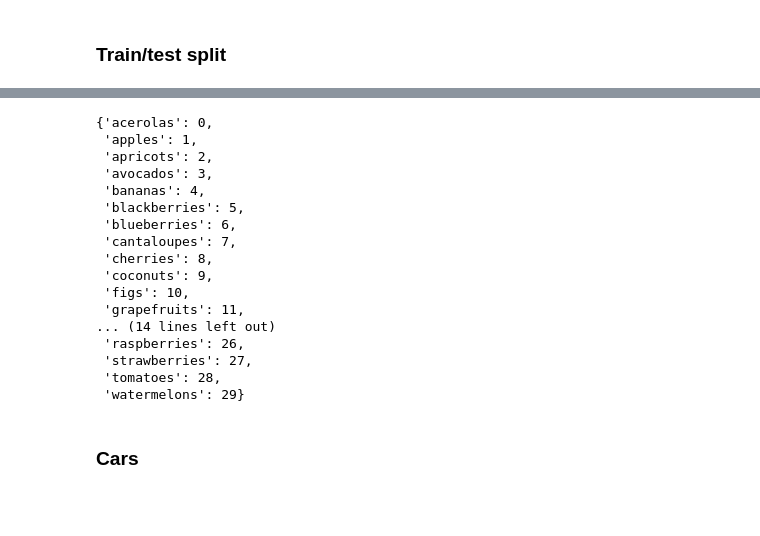
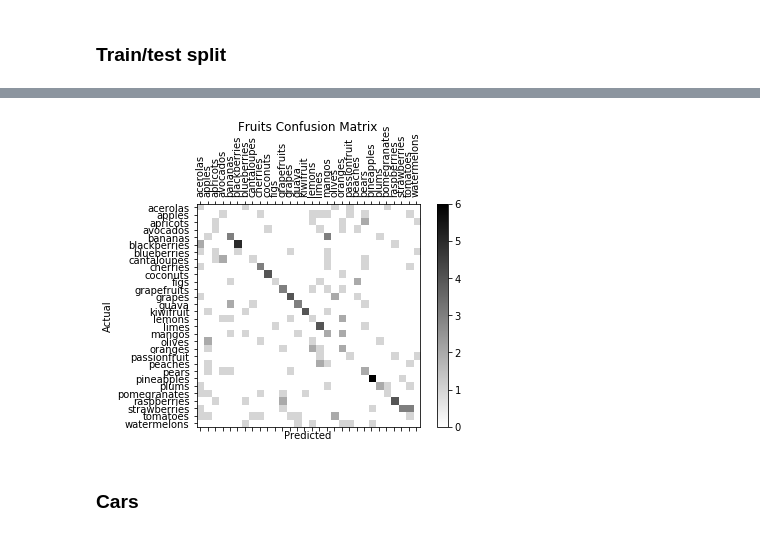
Before and after one commit to freecraver/ML-fun, a Jupyter notebook: deep_learning/Bag-of-Visual-Words-Python-master/bagofwordswilmamathias.ipynb, the cells around one changed output, grey strips where cells are left out. Saved outputs shown, nothing was run; the diff lists cells and outputs as text; code cells hidden in the pictures; blank space fills up the shorter version.

Commit message:
final bereinigung from bag of words notebook

```diff
--- a/deep_learning/Bag-of-Visual-Words-Python-master/bagofwordswilmamathias.ipynb
+++ b/deep_learning/Bag-of-Visual-Words-Python-master/bagofwordswilmamathias.ipynb
@@ -1085,28 +892,31 @@ ACTUAL:  [5, 28, 28, 12, 12, 27, 27, 2, 29, 15, 23, 8, 8, 14, 14, 18, 21, 17, 7,
-# %%
-l=next(os.walk("../../ex3/fruits_small/"))[1]
-label_count=0
-testdict={}
-for word in l:
-    testdict[word]=label_count
-    label_count=label_count+1
-testdict
-# %% [output]
-{'acerolas': 0,
- 'apples': 1,
- 'apricots': 2,
- 'avocados': 3,
- 'bananas': 4,
- 'blackberries': 5,
- 'blueberries': 6,
- 'cantaloupes': 7,
- 'cherries': 8,
- 'coconuts': 9,
- 'figs': 10,
- 'grapefruits': 11,
-... (14 lines left out)
- 'raspberries': 26,
- 'strawberries': 27,
- 'tomatoes': 28,
- 'watermelons': 29}
+# %%
+def plot_confusion_matrix(y_actual, y_pred, categories, title='Confusion matrix', cmap=plt.cm.binary, size=(6,4)):
+    s_actual = pd.Categorical(y_actual, categories=categories)
+    s_pred = pd.Categorical(y_pred, categories=categories)
+    df_confusion = pd.crosstab(s_actual, s_pred, dropna=False)
+    #print(df_confusion)
+    plt.figure(figsize=size)
+    plt.matshow(df_confusion, cmap=cmap, fignum=1)
+    plt.title(title, y=1.3)
+    plt.colorbar()
+    tick_marks = np.arange(len(df_confusion.columns))
+    plt.xticks(tick_marks, df_confusion.columns, rotation=90)
+    plt.yticks(tick_marks, df_confusion.index)
+    plt.ylabel("Actual")
+    plt.xlabel("Predicted")
+    plt.savefig(title, bbox_inches='tight')
+
+
+categories = sorted(list(fruits.testImages.keys()))
+y_a = []
+y_p = []
+for c in fruits.actual_labels:
+    y_a.append(categories[c])
+for c in fruits.predicted_labels:
+    y_p.append(categories[c])
+
+plot_confusion_matrix(y_a, y_p, categories, 'Fruits Confusion Matrix')
+# %% [output]
+[figure, added]
 # %% [markdown]
 ### Cars
```
Also changed, not shown: parts of 42 cells of this notebook, 8 other files.
